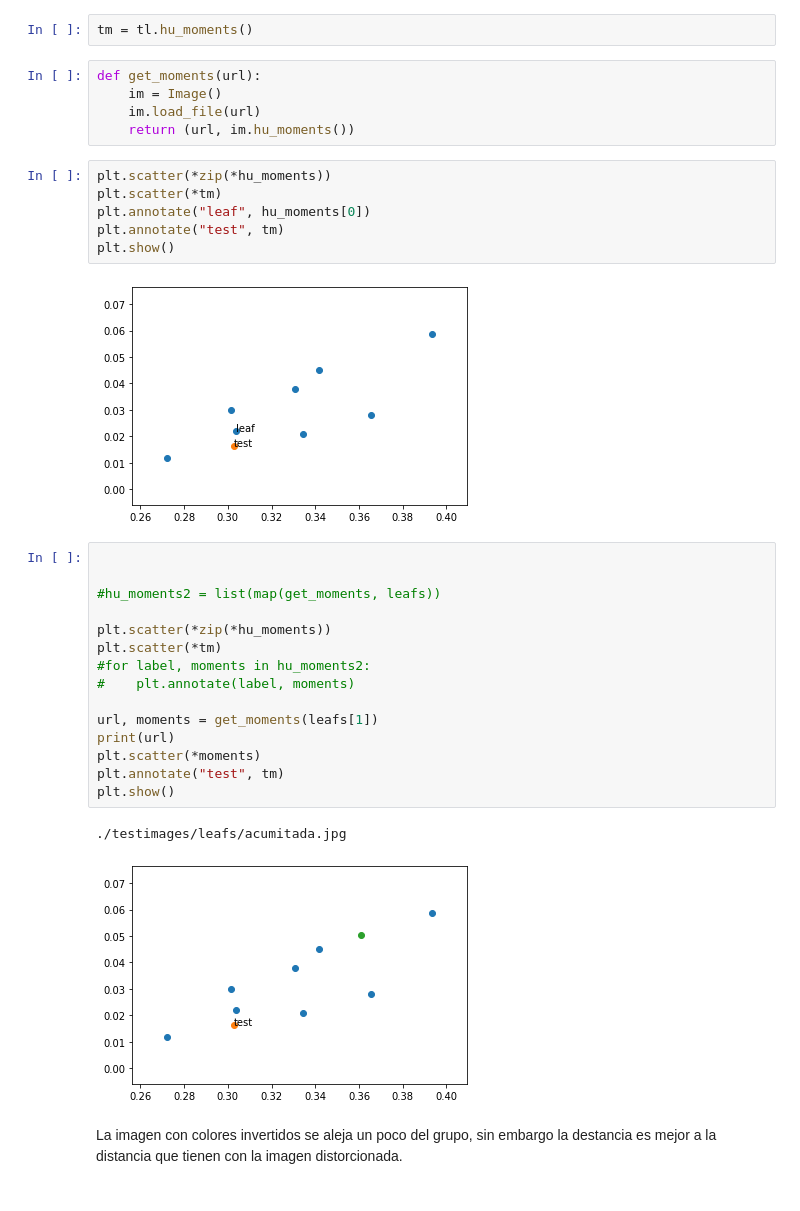
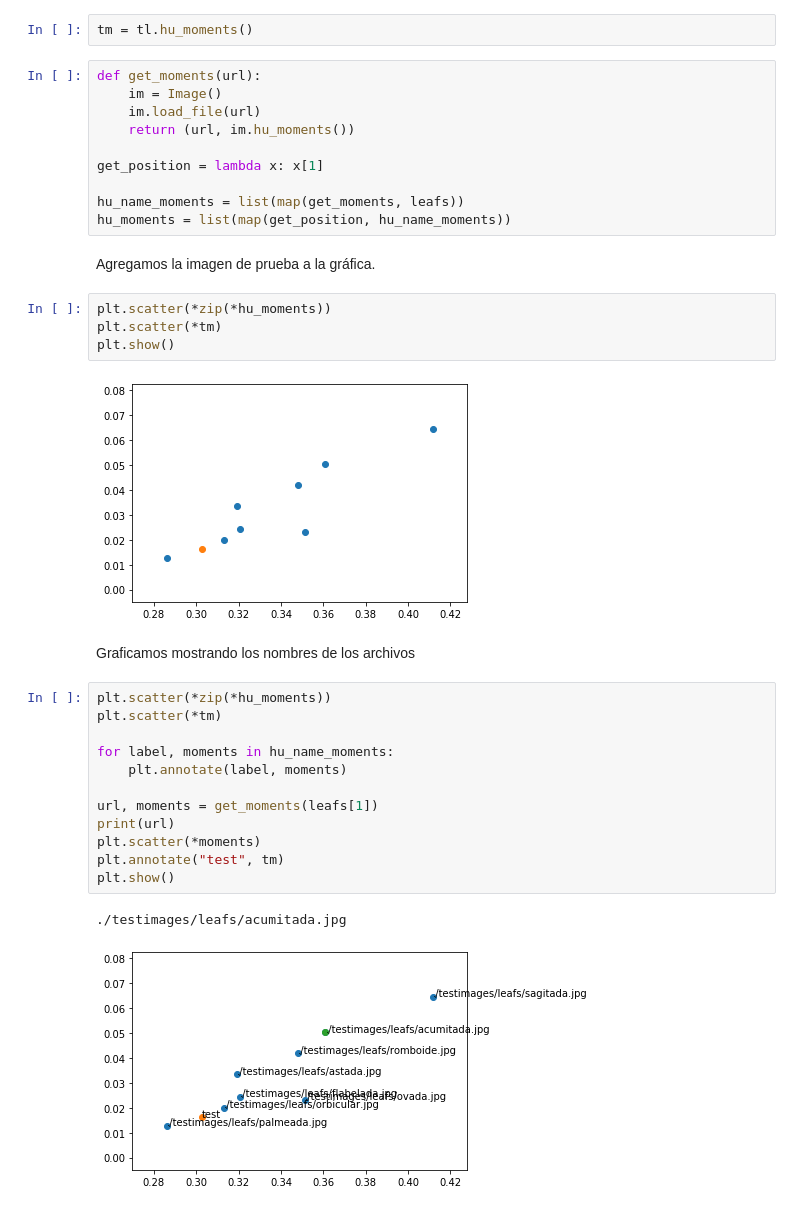
Before and after one commit to izurietajr/PROYECTO_FINAL, a Jupyter notebook: test images gathering.ipynb, the cells around one changed output. Drawn from its saved outputs; the diff is of its cells as text.

Commit message:
image gathering tests

```diff
--- a/test images gathering.ipynb
+++ b/test images gathering.ipynb
@@ -74,31 +72,33 @@ def get_moments(url):
     im = Image()
     im.load_file(url)
     return (url, im.hu_moments())
+
+get_position = lambda x: x[1]
+
+hu_name_moments = list(map(get_moments, leafs))
+hu_moments = list(map(get_position, hu_name_moments))
+# %% [markdown]
+Agregamos la imagen de prueba a la gráfica.
 # %%
 plt.scatter(*zip(*hu_moments))
 plt.scatter(*tm)
-plt.annotate("leaf", hu_moments[0])
-plt.annotate("test", tm)
 plt.show()
 # %% [output]
-[figure, old version]
+[figure, new version]
+# %% [markdown]
+Graficamos mostrando los nombres de los archivos
 # %%
-
-
-#hu_moments2 = list(map(get_moments, leafs))
-
 plt.scatter(*zip(*hu_moments))
 plt.scatter(*tm)
-#for label, moments in hu_moments2:
-#    plt.annotate(label, moments)
+
+for label, moments in hu_name_moments:
+    plt.annotate(label, moments)
 
 url, moments = get_moments(leafs[1])
 print(url)
 plt.scatter(*moments)
 plt.annotate("test", tm)
 plt.show()
 # %% [output]
 ./testimages/leafs/acumitada.jpg
-[figure, old version]
+[figure, new version]
-# %% [markdown]
-La imagen con colores invertidos se aleja un poco del grupo, sin embargo la destancia es mejor a la distancia que tienen con la imagen distorcionada.
```
Also changed, not shown: parts of 2 cells of this notebook.
